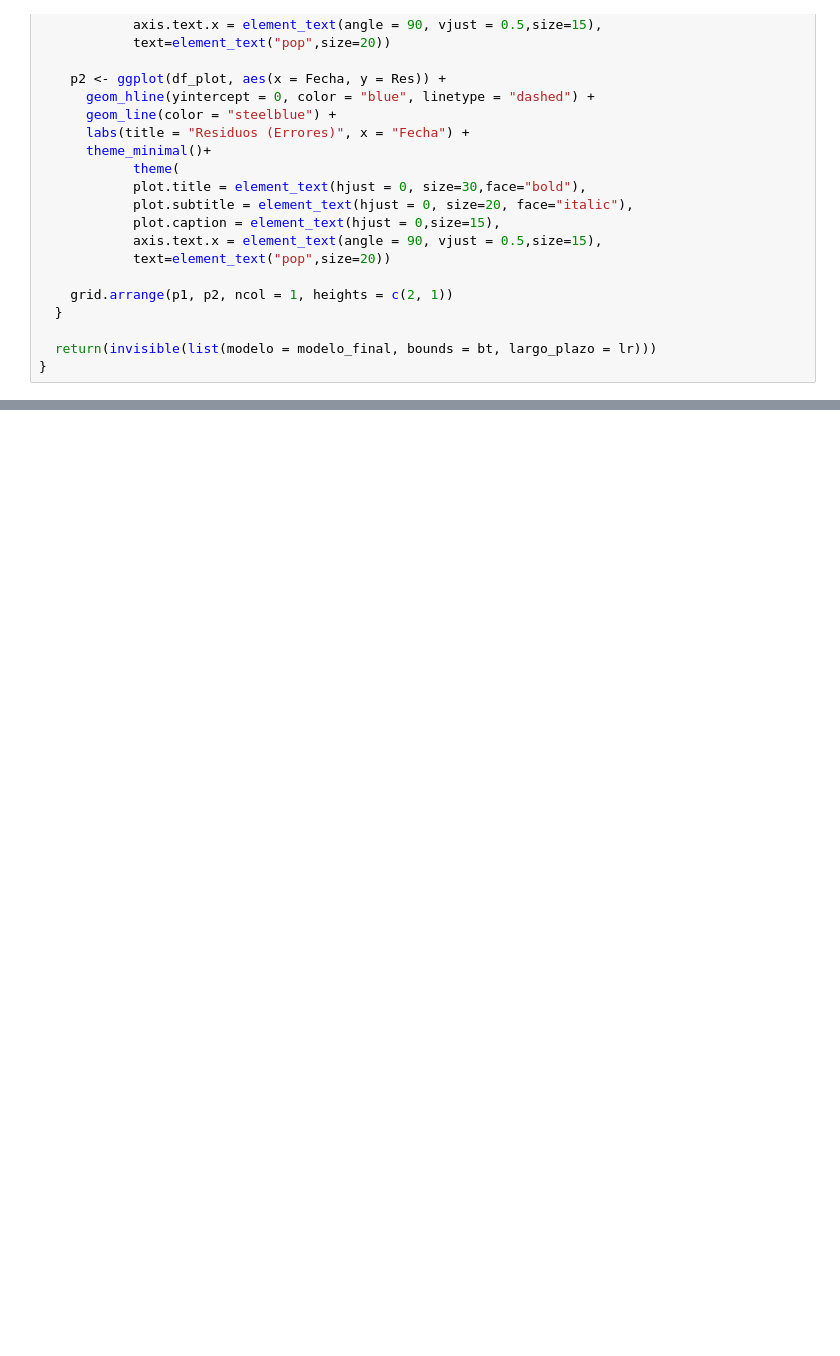
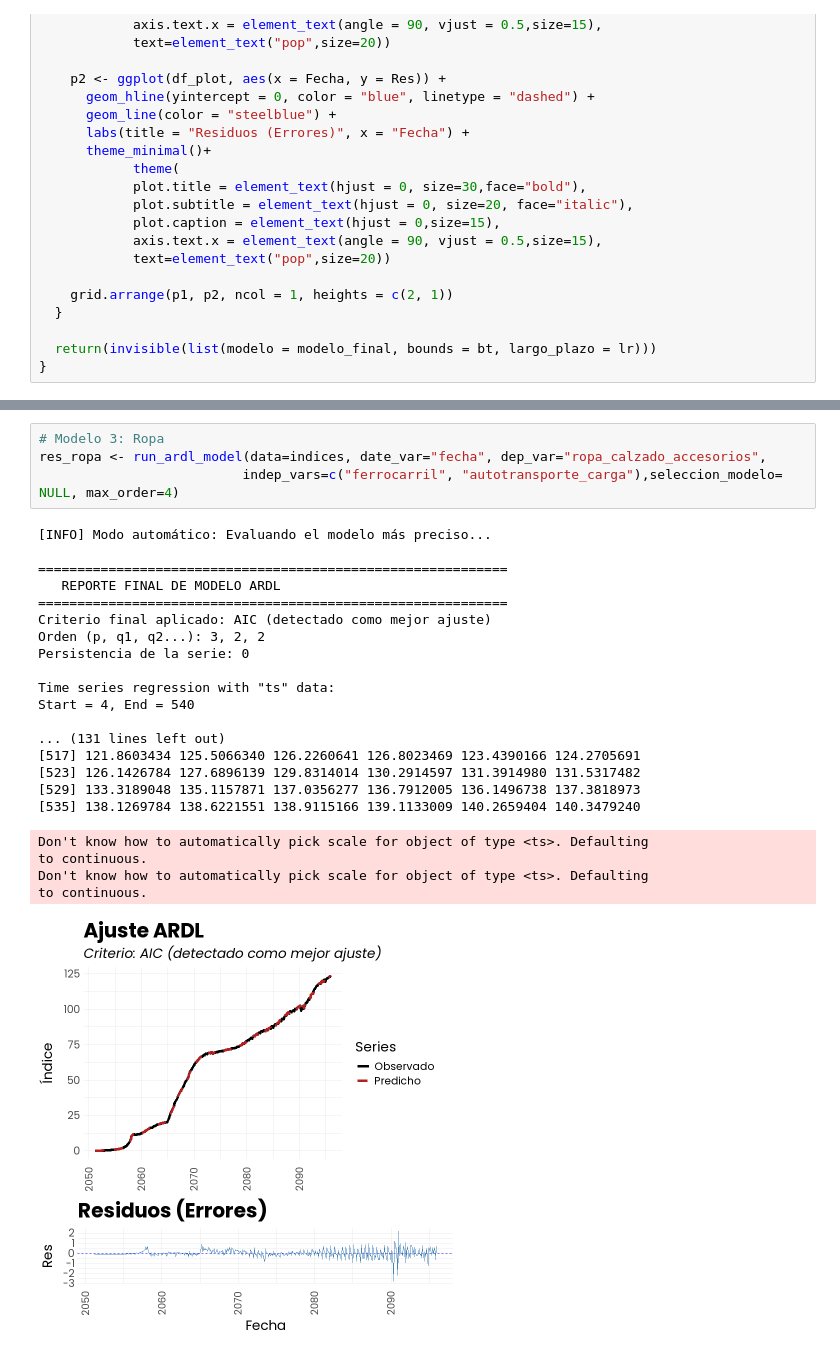
Before and after one commit to claudiodanielpc/ferrocarriles, a Jupyter notebook: implementa_modelo.ipynb, the cells around one changed output, grey strips where cells are left out. Drawn from its saved outputs; the diff is of its cells as text; blank space fills up the shorter version.

```diff
--- a/implementa_modelo.ipynb
+++ b/implementa_modelo.ipynb
@@ -205,0 +195,27 @@ to continuous.
+# %%
+# Modelo 3: Ropa
+res_ropa <- run_ardl_model(data=indices, date_var="fecha", dep_var="ropa_calzado_accesorios",
+                          indep_vars=c("ferrocarril", "autotransporte_carga"),seleccion_modelo= NULL, max_order=4)
+# %% [output]
+[INFO] Modo automático: Evaluando el modelo más preciso...
+
+============================================================
+   REPORTE FINAL DE MODELO ARDL
+============================================================
+Criterio final aplicado: AIC (detectado como mejor ajuste)
+Orden (p, q1, q2...): 3, 2, 2
+Persistencia de la serie: 0
+
+Time series regression with "ts" data:
+Start = 4, End = 540
+
+... (131 lines left out)
+[517] 121.8603434 125.5066340 126.2260641 126.8023469 123.4390166 124.2705691
+[523] 126.1426784 127.6896139 129.8314014 130.2914597 131.3914980 131.5317482
+[529] 133.3189048 135.1157871 137.0356277 136.7912005 136.1496738 137.3818973
+[535] 138.1269784 138.6221551 138.9115166 139.1133009 140.2659404 140.3479240
+Don't know how to automatically pick scale for object of type <ts>. Defaulting
+to continuous.
+Don't know how to automatically pick scale for object of type <ts>. Defaulting
+to continuous.
+[figure, added]
```
Also changed, not shown: parts of 5 cells of this notebook.
